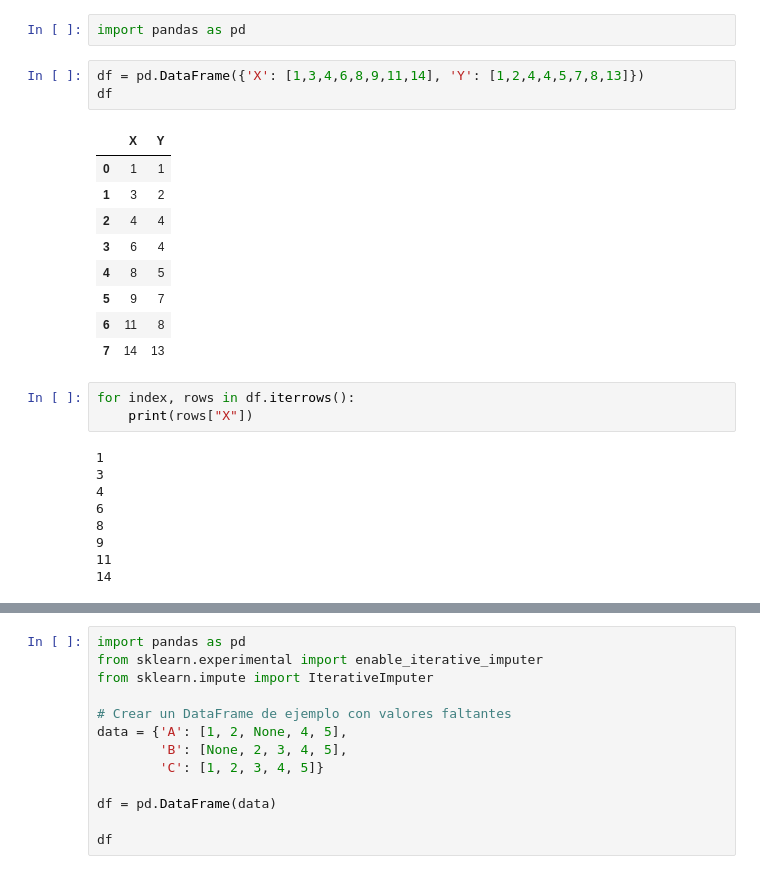
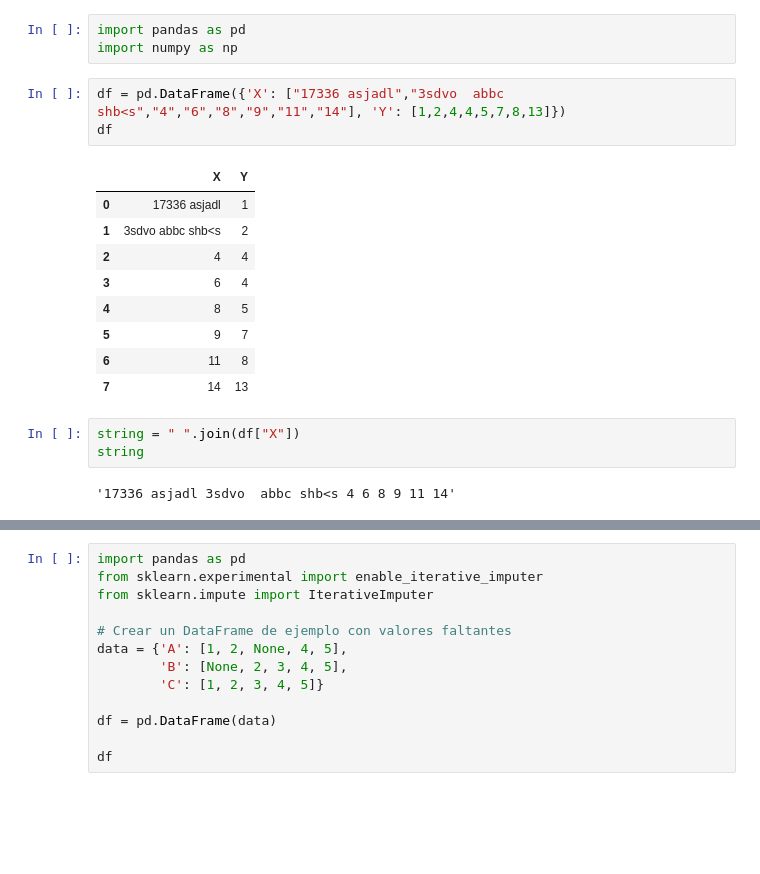
Before and after one commit to MartaGDC/Queering-the-map, a Jupyter notebook: notebooks/Untitled.ipynb, the cells around one changed output, grey strips where cells are left out. Saved outputs shown, nothing was run; the diff lists cells and outputs as text; blank space fills up the shorter version.

```diff
--- a/notebooks/Untitled.ipynb
+++ b/notebooks/Untitled.ipynb
@@ -1,12 +1,13 @@
 # %%
 import pandas as pd
+import numpy as np
 # %%
-df = pd.DataFrame({'X': [1,3,4,6,8,9,11,14], 'Y': [1,2,4,4,5,7,8,13]})
+df = pd.DataFrame({'X': ["17336 asjadl","3sdvo  abbc shb<s","4","6","8","9","11","14"], 'Y': [1,2,4,4,5,7,8,13]})
 df
 # %% [output]
 |  | X | Y |
-| 0 | 1 | 1 |
-| 1 | 3 | 2 |
+| 0 | 17336 asjadl | 1 |
+| 1 | 3sdvo abbc shb<s | 2 |
 | 2 | 4 | 4 |
 | 3 | 6 | 4 |
 | 4 | 8 | 5 |
@@ -14,14 +15,7 @@ df
 | 6 | 11 | 8 |
 | 7 | 14 | 13 |
 # %%
-for index, rows in df.iterrows():
-    print(rows["X"])
+string = " ".join(df["X"])
+string
 # %% [output]
-1
-3
-4
-6
-8
-9
-11
-14
+'17336 asjadl 3sdvo  abbc shb<s 4 6 8 9 11 14'
```
Also changed, not shown: parts of 4 cells of this notebook, 7 other files.
